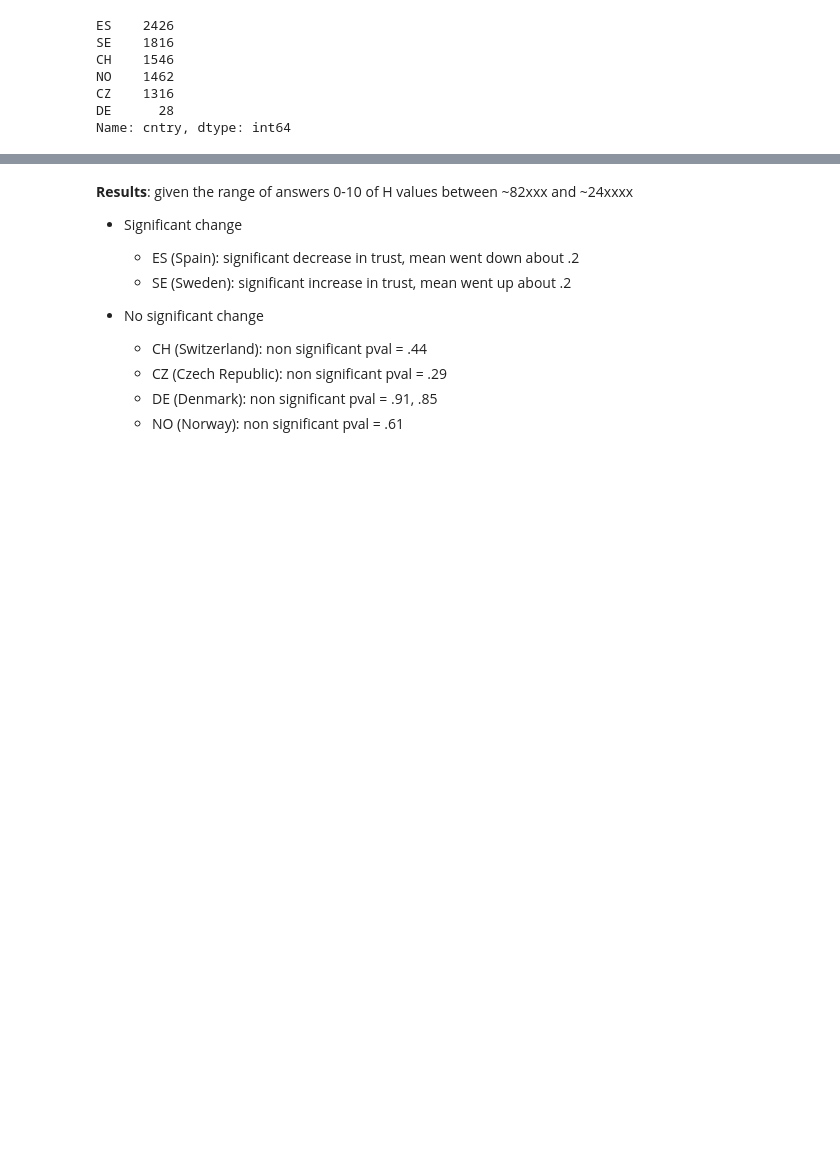
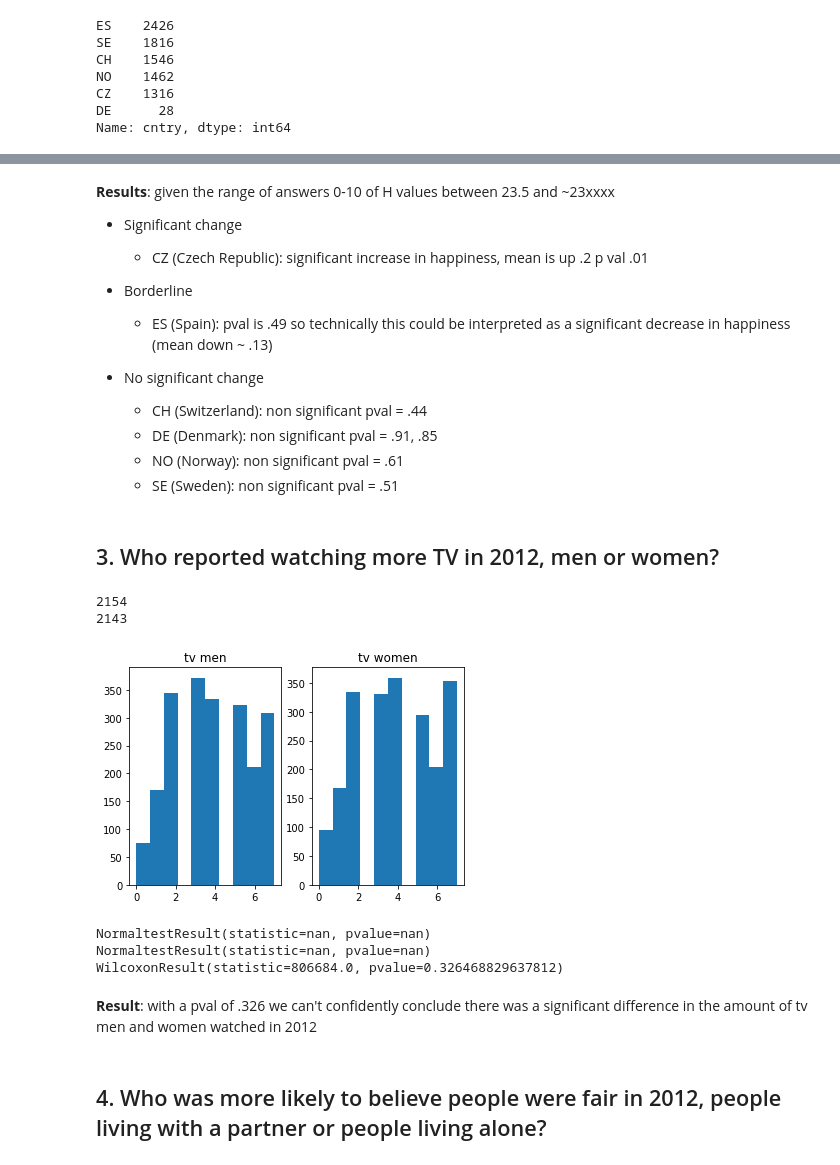
Before and after one commit to brianmcguckin/thinkful_unit_05_other_data_science_topics, a Jupyter notebook: 05_05_04_challenge_what_test_to_use.ipynb, the cells around one changed output, grey strips where cells are left out. Saved outputs shown, nothing was run; the diff lists cells and outputs as text; code cells hidden in the pictures; blank space fills up the shorter version.

```diff
--- a/05_05_04_challenge_what_test_to_use.ipynb
+++ b/05_05_04_challenge_what_test_to_use.ipynb
@@ -92,12 +185,50 @@ WilcoxonResult(statistic=130719.5, pvalue=0.028545290985536906)
 # %% [markdown]
-**Results**: given the range of answers 0-10 of H values between ~82xxx and ~24xxxx
+**Results**: given the range of answers 0-10 of H values between 23.5 and ~23xxxx
 - Significant change
-    - ES (Spain): significant decrease in trust, mean went down about .2
-    - SE (Sweden): significant increase in trust, mean went up about .2
+    - CZ (Czech Republic): significant increase in happiness, mean is up .2 p val .01
+
+
+- Borderline
+    - ES (Spain): pval is .49 so technically this could be interpreted as a significant decrease in happiness (mean down ~ .13)
 
 
 - No significant change
     - CH (Switzerland): non significant pval = .44
-    - CZ (Czech Republic): non significant pval = .29
     - DE (Denmark):  non significant pval = .91, .85
     - NO (Norway): non significant pval = .61
+    - SE (Sweden): non significant pval = .51
+# %% [markdown]
+## 3. Who reported watching more TV in 2012, men or women?
+# %%
+print(len(df.loc[(df['year'] == 6) & (df['gndr'] == 1), 'tvtot']))
+print(len(df.loc[(df['year'] == 6) & (df['gndr'] == 2), 'tvtot']))
+# %% [output]
+2154
+2143
+# %%
+tv_women_2012 = df.loc[(df['year'] == 6) & (df['gndr'] == 2), 'tvtot']
+tv_men_2012 = df.loc[
+    (df['year'] == 6) & (df['gndr'] == 1), 'tvtot'
+].sample(len(tv_women_2012))
+
+plt.subplot(1,2,1)
+plt.hist(tv_men_2012.dropna())
+plt.title('tv men')
+
+plt.subplot(1,2,2)
+plt.hist(tv_women_2012.dropna())
+plt.title('tv women')
+plt.show()
+
+print(stats.normaltest(tv_men_2012))
+print(stats.normaltest(tv_women_2012))
+print(stats.wilcoxon(tv_men_2012, tv_women_2012))
+# %% [output]
+[figure, added]
+NormaltestResult(statistic=nan, pvalue=nan)
+NormaltestResult(statistic=nan, pvalue=nan)
+WilcoxonResult(statistic=806684.0, pvalue=0.326468829637812)
+# %% [markdown]
+**Result**: with a pval of .326 we can't confidently conclude there was a significant difference in the amount of tv men and women watched in 2012
+# %% [markdown]
+## 4. Who was more likely to believe people were fair in 2012, people living with a partner or people living alone?
```
Also changed, not shown: parts of 12 cells of this notebook.
